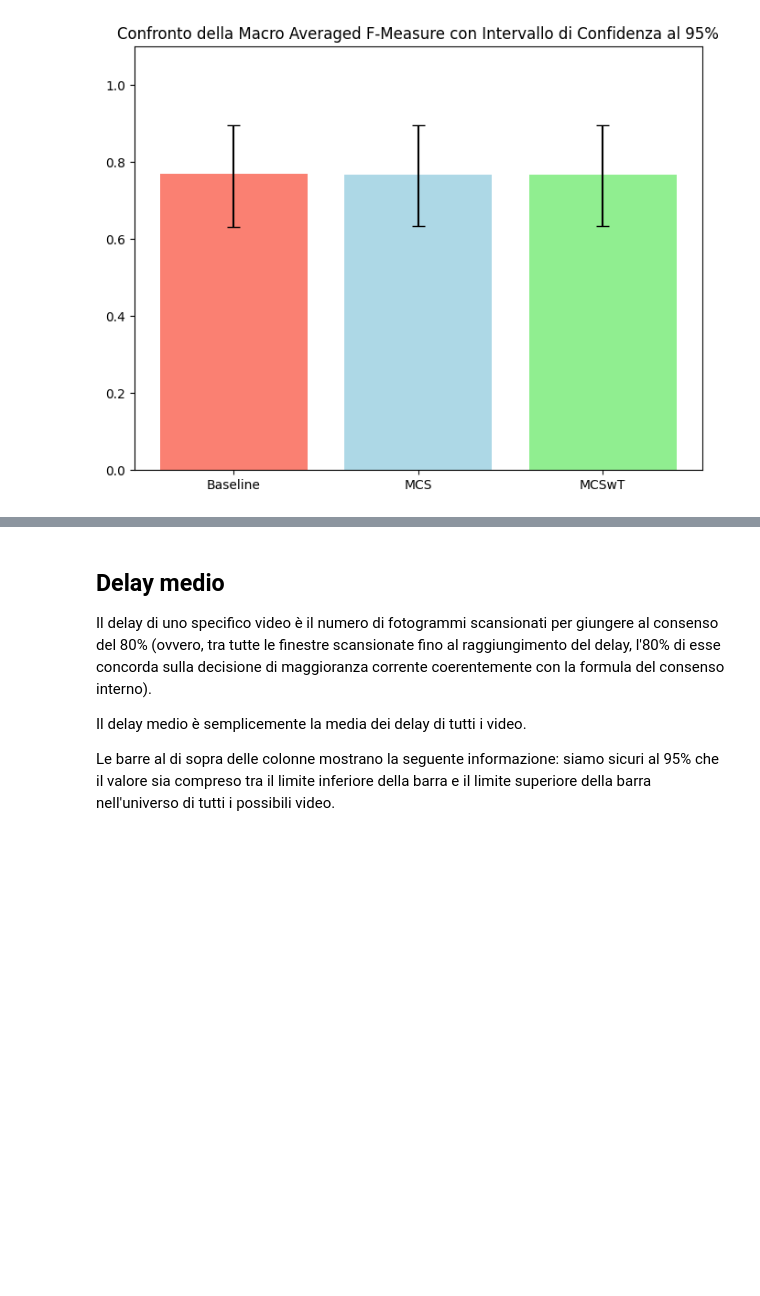
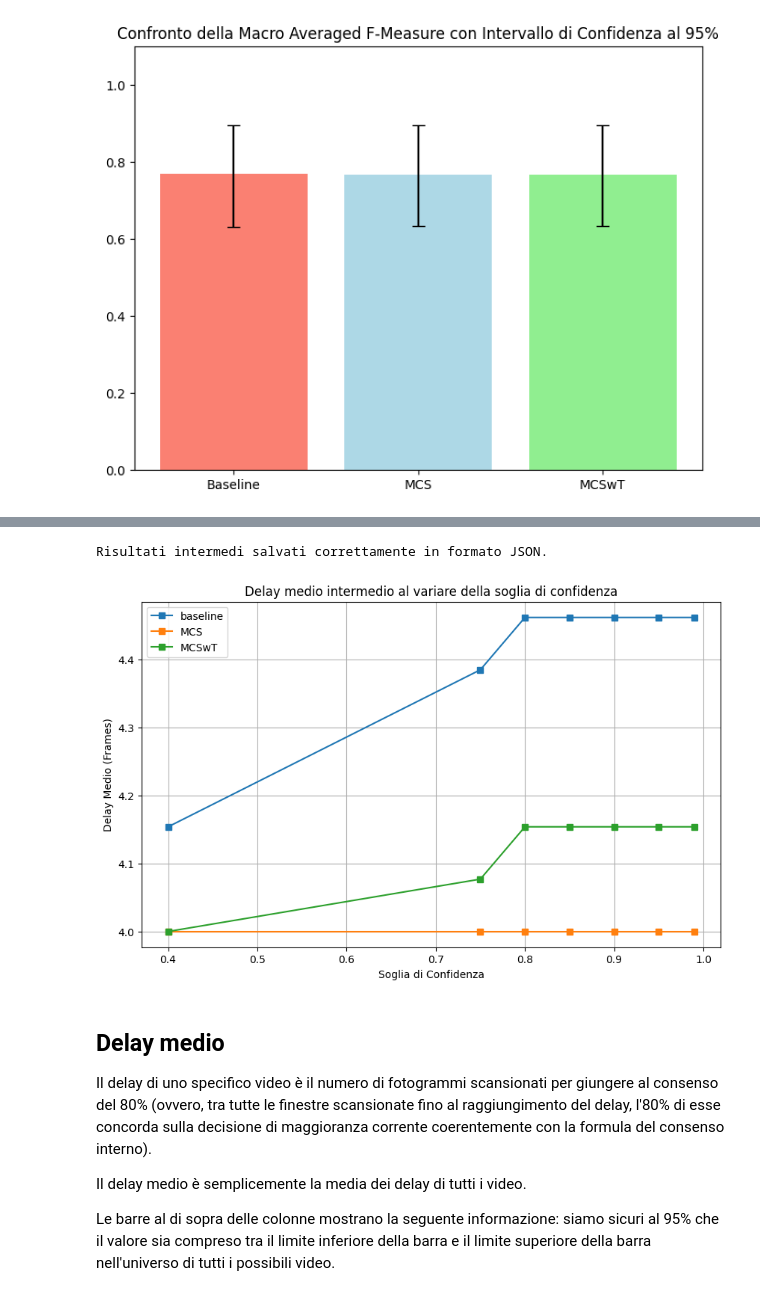
Before and after one commit to WebberMark02/detecting-smartphone-usage, a Jupyter notebook: first_milestone.ipynb, the cells around one changed output, grey strips where cells are left out. Cells and saved outputs as stored; diff of their text form; code cells hidden in the pictures; blank space fills up the shorter version.

```diff
--- a/first_milestone.ipynb
+++ b/first_milestone.ipynb
@@ -804,3 +715,66 @@ plt.show()
+# %%
+intermediate_results = []
+
+for i in range(len(predictions_array)):
+  video_name = f"video_{i}"
+  real_class = predictions_array[i][0]
+  pred_classes = predictions_array[i][1]
+  accuracies_over_time = predictions_array[i][3]
+
+  video_data = {
+      "video_index": i,
+      "real_class": real_class,
+      "predictions": pred_classes,
+      "metrics_by_confidence_threshold": {}
+  }
+
+  for threshold_idx, threshold_val in enumerate(classification_confidence_list):
+    video_data["metrics_by_confidence_threshold"][str(threshold_val)] = {
+        "baseline": accuracies_over_time[threshold_idx].get("baseline", None),
+        "MCS": accuracies_over_time[threshold_idx].get("MCS", None),
+        "MCSwT": accuracies_over_time[threshold_idx].get("MCSwT", None)
+    }
+  intermediate_results.append(video_data)
+
+with open(f"{output_dir}/intermediate_results.json", "w") as f:
+  json.dump(intermediate_results, f, indent=4)
+
+print("Risultati intermedi salvati correttamente in formato JSON.")
+# %% [output]
+Risultati intermedi salvati correttamente in formato JSON.
+# %%
+threshold_accuracies = {h: [] for h in heuristics}
+threshold_delays = {h: [] for h in heuristics}
+
+for t_idx, threshold in enumerate(classification_confidence_list):
+  for h in heuristics:
+    correct_predictions = 0
+    total_delay = 0
+    valid_videos = 0
+
+    for idx in range(len(predictions_array)):
+      real = predictions_array[idx][0]
+      pred_info = predictions_array[idx][3][t_idx].get(h)
+
+      if pred_info is not None:
+        valid_videos += 1
+        total_delay += pred_info[1] * fps
+
+    threshold_accuracies[h].append(valid_videos / len(predictions_array))
+    threshold_delays[h].append(total_delay / max(1, valid_videos))
+# %%
+plt.figure(figsize=(10, 6))
+for h in heuristics:
+  plt.plot(classification_confidence_list, threshold_delays[h], marker='s', label=h)
+plt.title("Delay medio intermedio al variare della soglia di confidenza")
+plt.xlabel("Soglia di Confidenza")
+plt.ylabel("Delay Medio (Frames)")
+plt.grid(True)
+plt.legend()
+plt.savefig(f"{output_dir}/intermediate_delay_over_thresholds.png", dpi=300)
+plt.show()
+# %% [output]
+[figure, added]
 # %% [markdown]
 ## Delay medio
 Il delay di uno specifico video è il numero di fotogrammi scansionati per giungere
```
Also changed, not shown: parts of 49 cells of this notebook, 3 other files.
